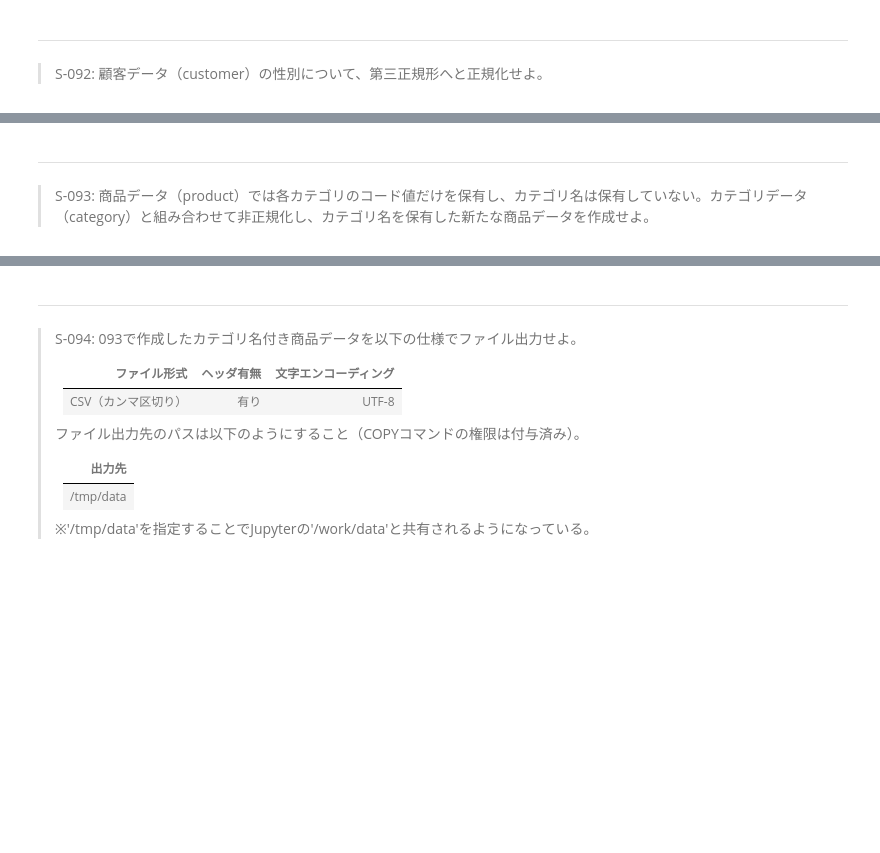
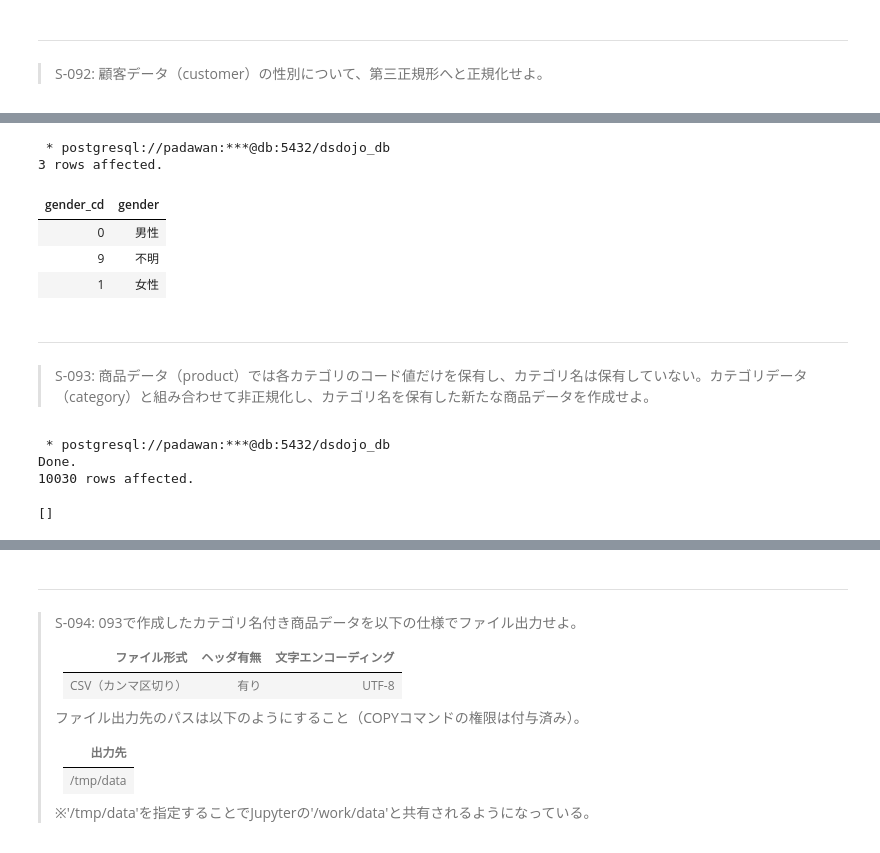
Before and after one commit to KJR020/100knocks-preprocess, a Jupyter notebook: docker/work/preprocess_knock_SQL.ipynb, the cells around one changed output, grey strips where cells are left out. Cells and saved outputs as stored; diff of their text form; code cells hidden in the pictures; blank space fills up the shorter version.

```diff
--- a/docker/work/preprocess_knock_SQL.ipynb
+++ b/docker/work/preprocess_knock_SQL.ipynb
@@ -3489,3 +3598,15 @@ SELECT * FROM series_data_1;
+# %%
+%%sql
+
+-- データの内容確認
+SELECT * FROM gender_std LIMIT 3;
+# %% [output]
+ * postgresql://padawan:***@db:5432/dsdojo_db
+3 rows affected.
+| gender_cd | gender |
+| 0 | 男性 |
+| 9 | 不明 |
+| 1 | 女性 |
 # %% [markdown]
 ---
 > S-093: 商品データ（product）では各カテゴリのコード値だけを保有し、カテゴリ名は保有していない。カテゴリデータ（category）と組み合わせて非正規化し、カテゴリ名を保有した新たな商品データを作成せよ。
@@ -3493,0 +3613,26 @@ SELECT * FROM series_data_1;
+# %%
+%%sql
+
+DROP TABLE IF EXISTS product_full;
+CREATE TABLE product_full AS (
+    SELECT
+        p.product_cd,
+        p.category_major_cd,
+        c.category_major_name,
+        p.category_medium_cd,
+        c.category_medium_name,
+        p.category_small_cd,
+        c.category_small_name,
+        p.unit_price,
+        p.unit_cost
+    FROM
+        product p
+    JOIN
+        category c
+    USING(category_small_cd)
+);
+# %% [output]
+ * postgresql://padawan:***@db:5432/dsdojo_db
+Done.
+10030 rows affected.
+[]
```
Also changed, not shown: parts of 19 cells of this notebook, 3 other files.
